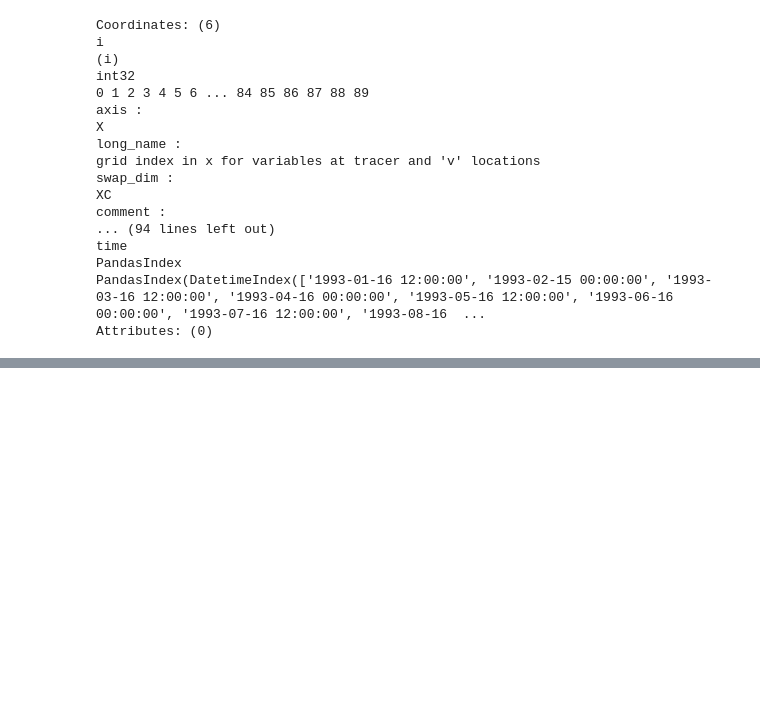
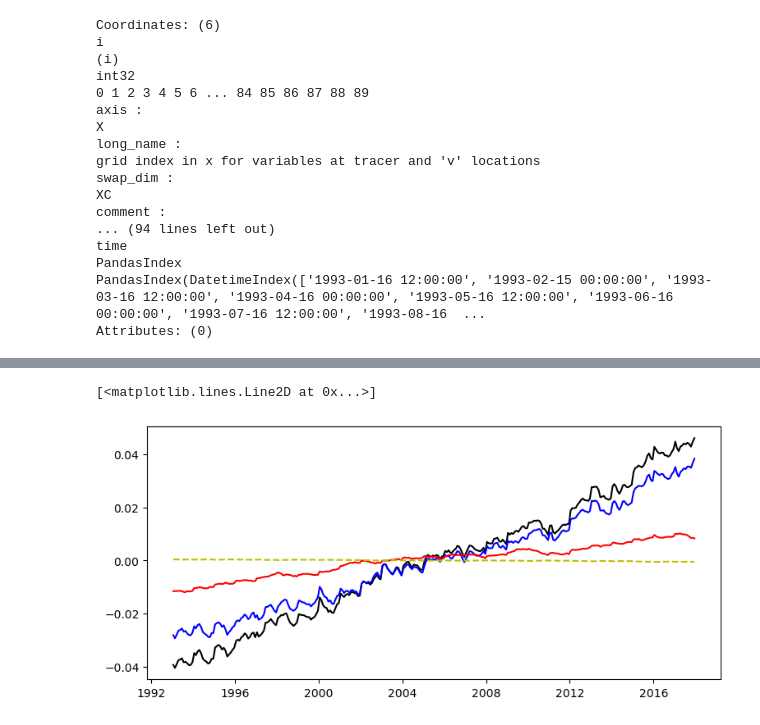
Before and after one commit to ojhoundegnonto/ESS25-Team_PISEAL, a Jupyter notebook: notebooks/decomp_SSH_v2.ipynb, the cells around one changed output, grey strips where cells are left out. Cells and saved outputs as stored; diff of their text form; code cells hidden in the pictures; blank space fills up the shorter version.

Commit message:
add GMSL

```diff
--- a/notebooks/decomp_SSH_v2.ipynb
+++ b/notebooks/decomp_SSH_v2.ipynb
@@ -443,0 +525,9 @@ Text(0.5, 1.0, 'SSH anamolies (reletive to t=0)')
+# %%
+eta_area = eta_anom.weighted(ds_grid.rA).mean(dim=('tile', "j", "i")) # rms 0.04713859
+etam_area = etam_anom.weighted(ds_grid.rA).mean(dim=('tile', "j", "i"))
+etas_area = etas_anom.weighted(ds_grid.rA).mean(dim=('tile', "j", "i"))
+res_area = eta_area - etam_area - etas_area # rms 0.00043031
+
+eta_area
+# rms = np.sqrt(np.mean(np.square(res_area)))
+# rms.compute()
@@ -443,0 +552,23 @@ Text(0.5, 1.0, 'SSH anamolies (reletive to t=0)')
+# %%
+# ------ remove seasonal
+eta_area_clim = eta_area.groupby("time.month").mean()
+eta_area_anom = eta_area.groupby('time.month') - eta_area_clim
+#
+etam_area_clim = etam_area.groupby("time.month").mean()
+etam_area_anom = etam_area.groupby('time.month') - etam_area_clim
+#
+etas_area_clim = etas_area.groupby("time.month").mean()
+etas_area_anom = etas_area.groupby('time.month') - etas_area_clim
+#
+res = eta_area_anom - etam_area_anom - etas_area_anom
+#
+
+plt.figure(figsize=(9,4))
+plt.plot(eta_area_anom['time'], eta_area_anom, label='$\eta$', color='k')
+plt.plot(etam_area_anom['time'], etam_area_anom, label='$\eta_m$', color='b')
+plt.plot(etas_area_anom['time'], etas_area_anom, label='$\eta_s$', color='r')
+plt.plot(res['time'], res, label='res.', color='y', linestyle='--')
+# plt.savefig("/ESS25-Team_PISEAL/figures/GMSL_noss.png", dpi=600, bbox_inches='tight')
+# %% [output]
+[<matplotlib.lines.Line2D at 0x...>]
+[figure, added]
```
Also changed, not shown: parts of 16 cells of this notebook, 1 other file.
